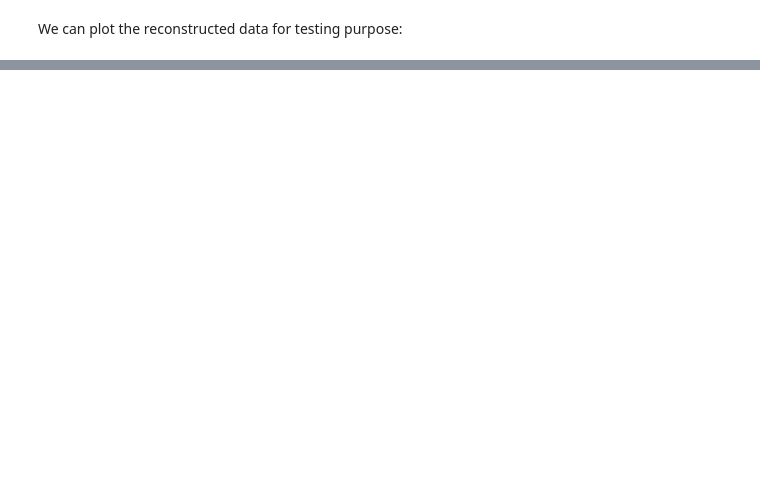
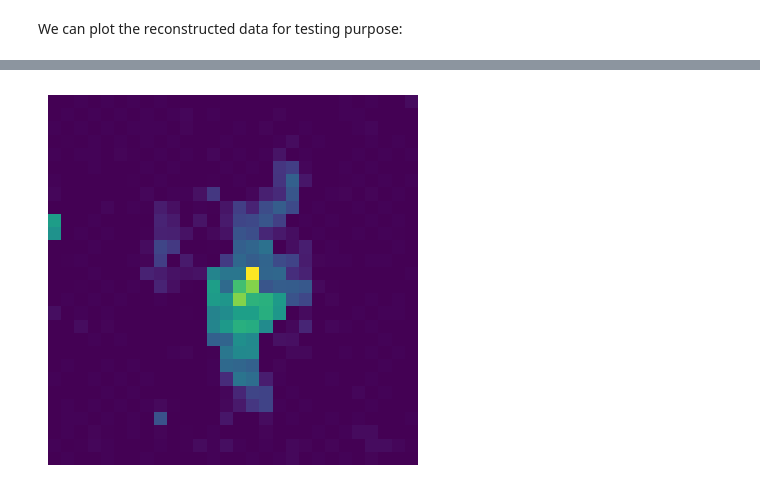
Before and after one commit to Kexin6/let_the_neurons_die, a Jupyter notebook: inverting_gradients/breaching/Data_Poisoning_Attack_via_IG.ipynb, the cells around one changed output, grey strips where cells are left out. Cells and saved outputs as stored; diff of their text form; code cells hidden in the pictures; blank space fills up the shorter version.

```diff
--- a/inverting_gradients/breaching/Data_Poisoning_Attack_via_IG.ipynb
+++ b/inverting_gradients/breaching/Data_Poisoning_Attack_via_IG.ipynb
@@ -136,0 +188,3 @@ torch.save(reconstructed_user_data, 'reconstructed_user_data.pt')
+# %%
+print(shared_data['gradients'][0].shape)
+reconstructed_user_data, stats = attacker.reconstruct([server_payload], [shared_data], {}, dryrun=cfg.dryrun)
@@ -136,0 +212,4 @@ torch.save(reconstructed_user_data, 'reconstructed_user_data.pt')
+# %%
+user.plot(reconstructed_user_data)
+# %% [output]
+[figure, added]
```
Also changed, not shown: parts of 12 cells of this notebook, 13 other files.
